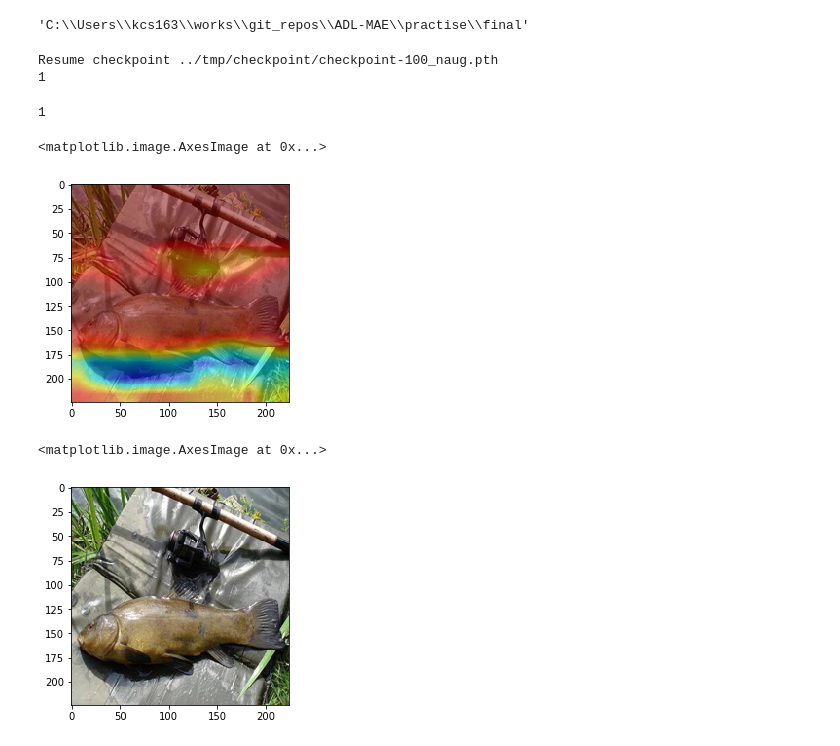
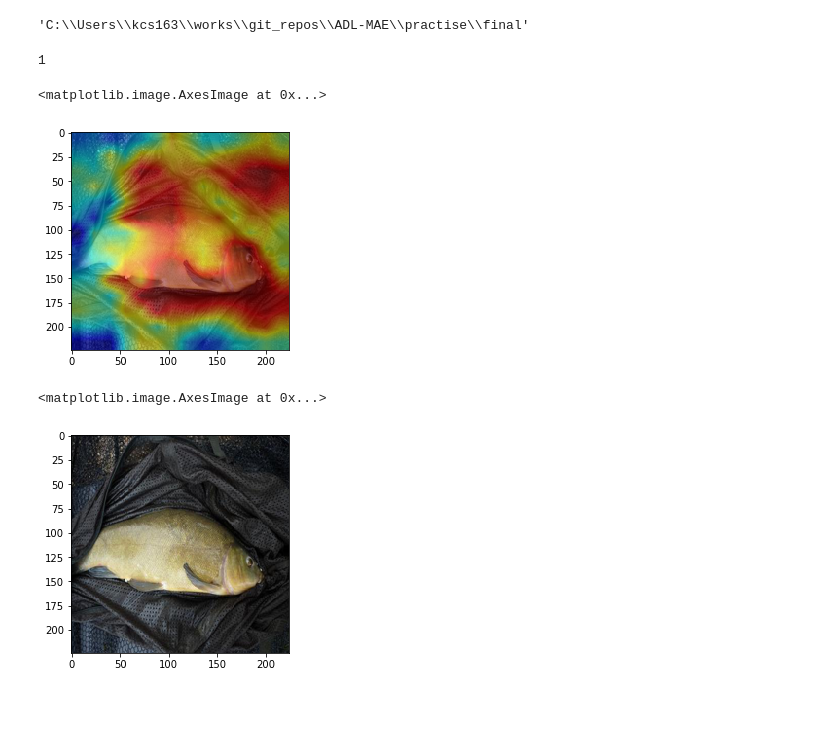
Before and after one commit to resa-git/ADL-MAE, a Jupyter notebook: practise/final/grad_cam_vit.ipynb, the cells around one changed output. Drawn from its saved outputs; the diff is of its cells as text; code cells hidden in the pictures; blank space fills up the shorter version.

```diff
--- a/practise/final/grad_cam_vit.ipynb
+++ b/practise/final/grad_cam_vit.ipynb
@@ -46,33 +46,19 @@ class Args:
     model = 'vit_base_patch16'
     weight_decay = 0
     lr = None
-    resume = '../tmp/checkpoint/checkpoint-100_naug.pth'
+    resume = '../tmp/checkpoint/checkpoint-100_1blk.pth'
     eval = True
     data_path = '../mae-main/dataset/imagenette2-320/'
 args = Args()
 # %%
 model = models_vit.__dict__[args.model]( num_classes=10,  global_pool=False)
 model.head = torch.nn.Sequential(torch.nn.BatchNorm1d(model.head.in_features, affine=False, eps=1e-6), model.head)
-# %%
-optimizer = LARS(model.head.parameters(), lr=args.lr, weight_decay=args.weight_decay)
-loss_scaler = NativeScaler()
-misc.load_model(args=args, model_without_ddp=model, optimizer=optimizer, loss_scaler=loss_scaler)
-model.eval()
-print(1)
-# %% [output]
-Resume checkpoint ../tmp/checkpoint/checkpoint-100_naug.pth
-1
-# %%
-#optimizer = LARS(model.head.parameters(), lr=args.lr, weight_decay=args.weight_decay)
-#print(optimizer)
-#loss_scaler = NativeScaler()
-checkpoint = torch.load(args.resume, map_location='cpu')
-model.load_state_dict(checkpoint['model'])
-#misc.load_model(args=args, model_without_ddp=model, optimizer=optimizer, loss_scaler=loss_scaler)
-#model.eval()
-print(1)
-# %% [output]
-1
+# %%
+checkpoint = torch.load(args.resume, map_location='cpu')
+model.load_state_dict(checkpoint['model'])
+print(1)
+# %% [output]
+1
 # %%
 transform_val = transforms.Compose([
         #transforms.Resize(256, interpolation=3),
@@ -85,19 +71,19 @@ dataset_val = datasets.ImageFolder(os.path.join(args.data_path, 'val'), transfor
 data_loader_val = torch.utils.data.DataLoader( dataset_val, batch_size=1, num_workers=0, drop_last=False)
 # %%
 #Can be GradCAM, ScoreCAM, GradCAMPlusPlus, AblationCAM, XGradCAM
-cam = GradCAM(model=model, target_layers=[model.blocks[-1].norm1], reshape_transform=reshape_transform, use_cuda=True)
+cam = GradCAM(model=model, target_layer=model.blocks[-1].norm1, reshape_transform=reshape_transform, use_cuda=True)
 # %%
-i = 0
+i = 2
 img0 = dataset_val[i][0]
 img = img0.permute(1,2,0)
-grayscale_cam = cam(input_tensor=img0[None,:], targets=None, eigen_smooth= True, aug_smooth=True)
+grayscale_cam = cam(input_tensor=img0[None,:])
 visualization = show_cam_on_image(img.numpy(), grayscale_cam.squeeze())
 plt.imshow(visualization, interpolation='nearest')
 # %% [output]
 <matplotlib.image.AxesImage at 0x...>
-[figure, old version]
+[figure, new version]
 # %%
 plt.imshow(img, interpolation='nearest')
 # %% [output]
 <matplotlib.image.AxesImage at 0x...>
-[figure, old version]
+[figure, new version]
```
Also changed, not shown: parts of 26 cells of this notebook.
